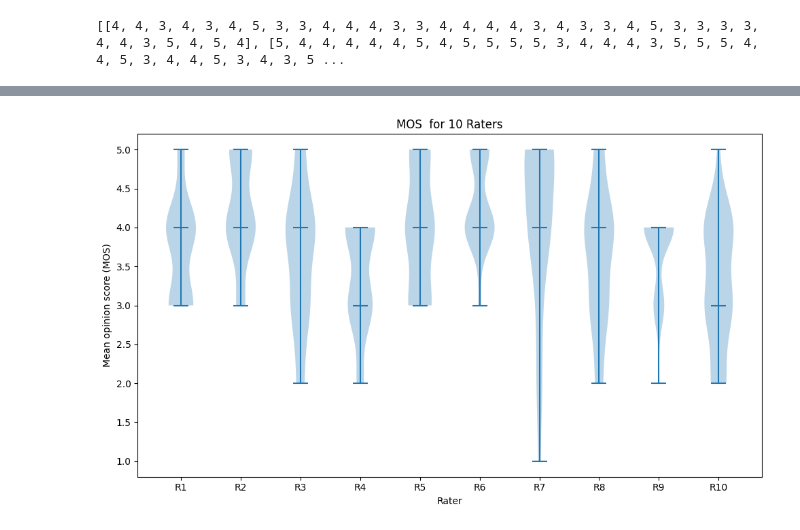
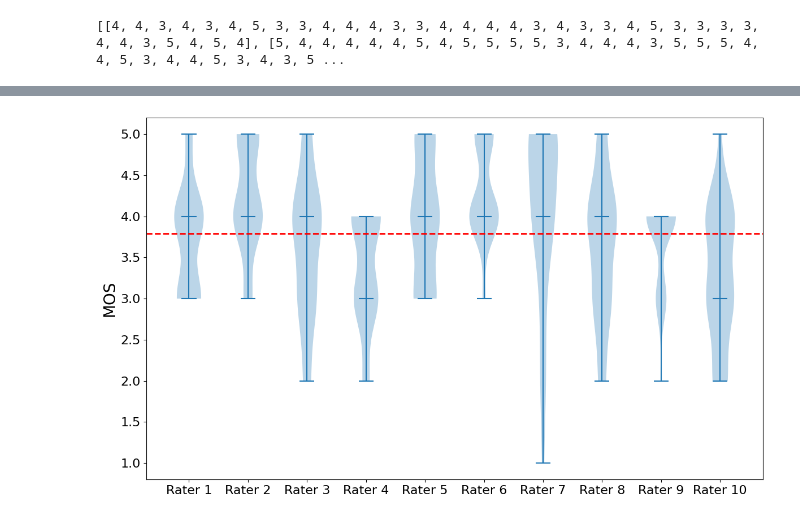
Before and after one commit to MyoVerse/emg2speech, a Jupyter notebook: results/mos.ipynb, the cells around one changed output, grey strips where cells are left out. Drawn from its saved outputs; the diff is of its cells as text; code cells hidden in the pictures.

```diff
--- a/results/mos.ipynb
+++ b/results/mos.ipynb
@@ -38,21 +38,34 @@ print(np.mean(ratings))
-# %%
-fig, ax = plt.subplots(figsize = (10, 6))
-
-parts = ax.violinplot(
-    ratings,
-    positions = range(1, len(ratings) + 1),
-    showmeans = False,
-    showmedians = True,
-    showextrema = True
-)
-
-ax.set_xlabel("Rater")
-ax.set_ylabel("Mean opinion score (MOS)")
-ax.set_title("MOS  on a scale of 1-to-5")
-ax.set_xticks(range(1, len(ratings) + 1))
-ax.set_xticklabels([f"R{i}" for i in range(1, len(ratings) + 1)])
-
-plt.tight_layout()
-plt.show()
-# %% [output]
-[figure, removed]
+# %%
+fig, ax = plt.subplots(figsize = (12, 7))
+
+parts = ax.violinplot(
+    ratings,
+    positions = range(1, len(ratings) + 1),
+    showmeans = False,
+    showmedians = True,
+    showextrema = True
+)
+
+# Mean across all ratings from all 10 raters
+allRatings = np.concatenate([np.asarray(r) for r in ratings])
+overallMean = np.mean(allRatings)
+
+
+ax.axhline(
+    overallMean,
+    color = "red",
+    linestyle = "--",
+    linewidth = 2,
+    label = f"Overall mean = {overallMean:.2f}"
+)
+
+ax.set_ylabel("MOS", fontsize = 20)
+ax.tick_params(axis = 'y', labelsize = 16)
+ax.set_xticks(range(1, len(ratings) + 1))
+ax.set_xticklabels([f"Rater {i}" for i in range(1, len(ratings) + 1)], fontsize = 16)
+
+plt.tight_layout()
+plt.savefig("mos.pdf", dpi = 300, bbox_inches = "tight")
+plt.show()
+# %% [output]
+[figure, added]
```
Also changed, not shown: parts of 1 cell of this notebook, 3 other files.
